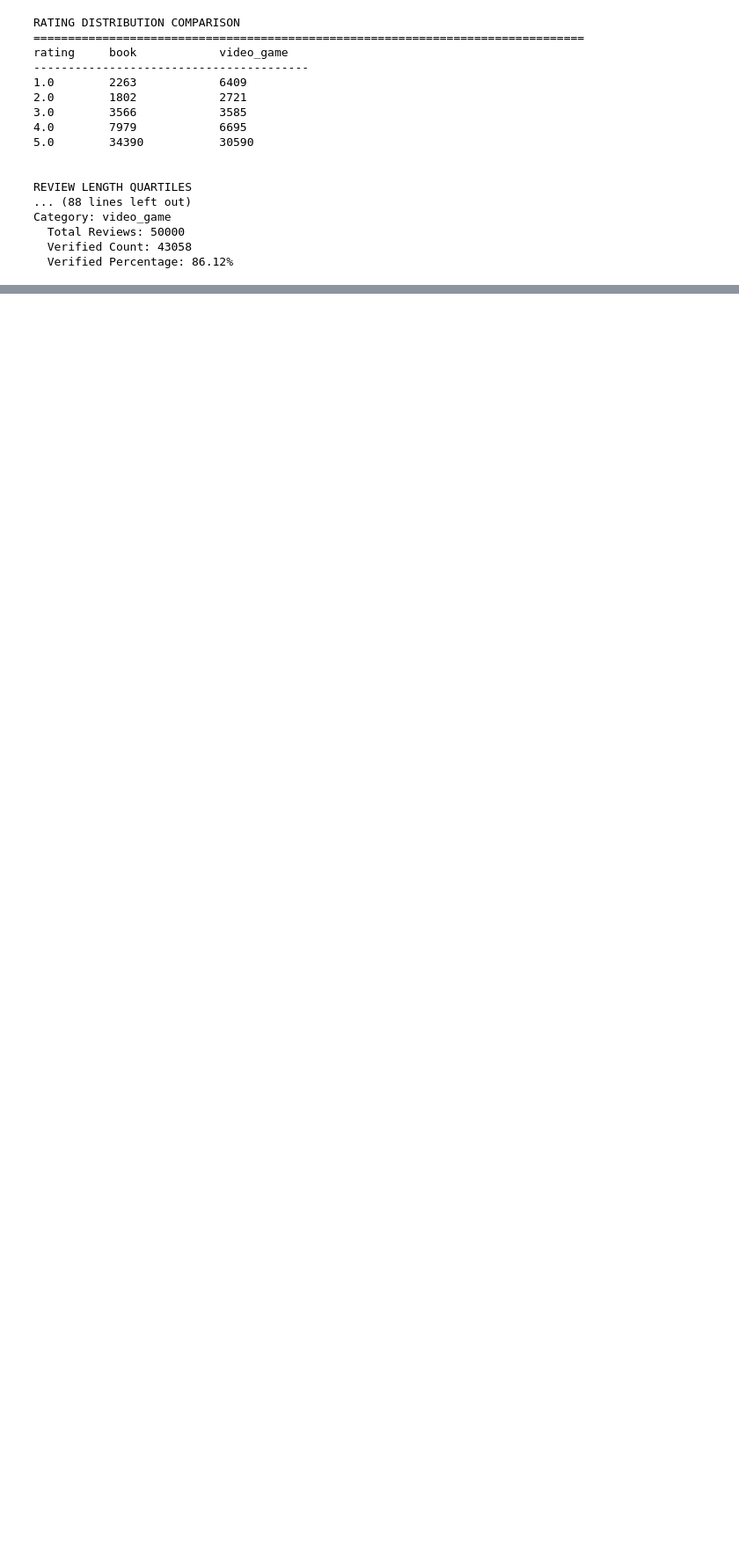
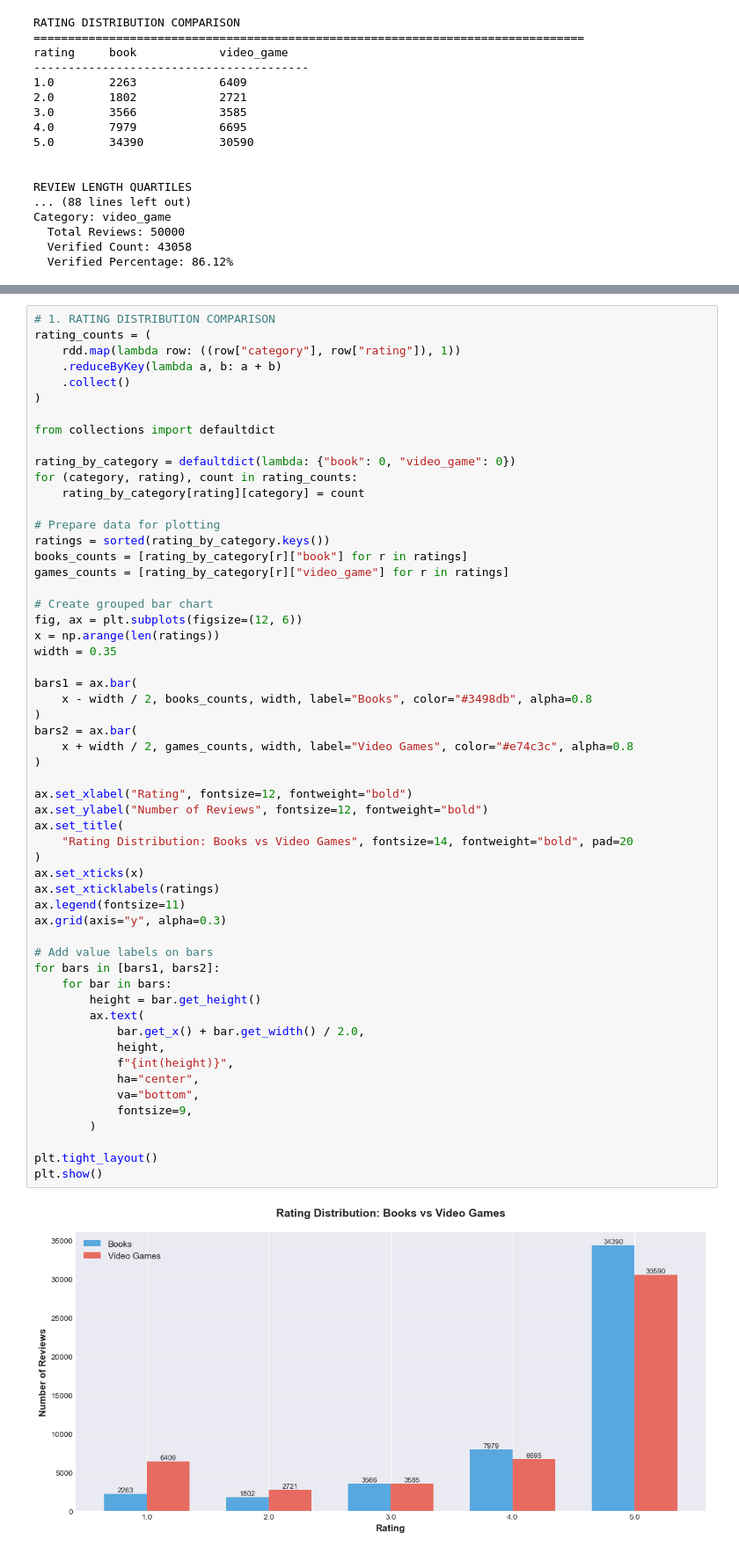
Before and after one commit to jacksoncdawson/distributed_computing_group9, a Jupyter notebook: individual_work/jack_d/jd.ipynb, the cells around one changed output, grey strips where cells are left out. Shown: that part at 88% size. Cells and saved outputs as stored; diff of their text form; blank space fills up the shorter version.

```diff
--- a/individual_work/jack_d/jd.ipynb
+++ b/individual_work/jack_d/jd.ipynb
@@ -278,0 +560,58 @@ Category: video_game
+# %%
+# 1. RATING DISTRIBUTION COMPARISON
+rating_counts = (
+    rdd.map(lambda row: ((row["category"], row["rating"]), 1))
+    .reduceByKey(lambda a, b: a + b)
+    .collect()
+)
+
+from collections import defaultdict
+
+rating_by_category = defaultdict(lambda: {"book": 0, "video_game": 0})
+for (category, rating), count in rating_counts:
+    rating_by_category[rating][category] = count
+
+# Prepare data for plotting
+ratings = sorted(rating_by_category.keys())
+books_counts = [rating_by_category[r]["book"] for r in ratings]
+games_counts = [rating_by_category[r]["video_game"] for r in ratings]
+
+# Create grouped bar chart
+fig, ax = plt.subplots(figsize=(12, 6))
+x = np.arange(len(ratings))
+width = 0.35
+
+bars1 = ax.bar(
+    x - width / 2, books_counts, width, label="Books", color="#3498db", alpha=0.8
+)
+bars2 = ax.bar(
+    x + width / 2, games_counts, width, label="Video Games", color="#e74c3c", alpha=0.8
+)
+
+ax.set_xlabel("Rating", fontsize=12, fontweight="bold")
+ax.set_ylabel("Number of Reviews", fontsize=12, fontweight="bold")
+ax.set_title(
+    "Rating Distribution: Books vs Video Games", fontsize=14, fontweight="bold", pad=20
+)
+ax.set_xticks(x)
+ax.set_xticklabels(ratings)
+ax.legend(fontsize=11)
+ax.grid(axis="y", alpha=0.3)
+
+# Add value labels on bars
+for bars in [bars1, bars2]:
+    for bar in bars:
+        height = bar.get_height()
+        ax.text(
+            bar.get_x() + bar.get_width() / 2.0,
+            height,
+            f"{int(height)}",
+            ha="center",
+            va="bottom",
+            fontsize=9,
+        )
+
+plt.tight_layout()
+plt.show()
+# %% [output]
+[figure, added]
```
Also changed, not shown: parts of 5 cells of this notebook, 3 other files.
